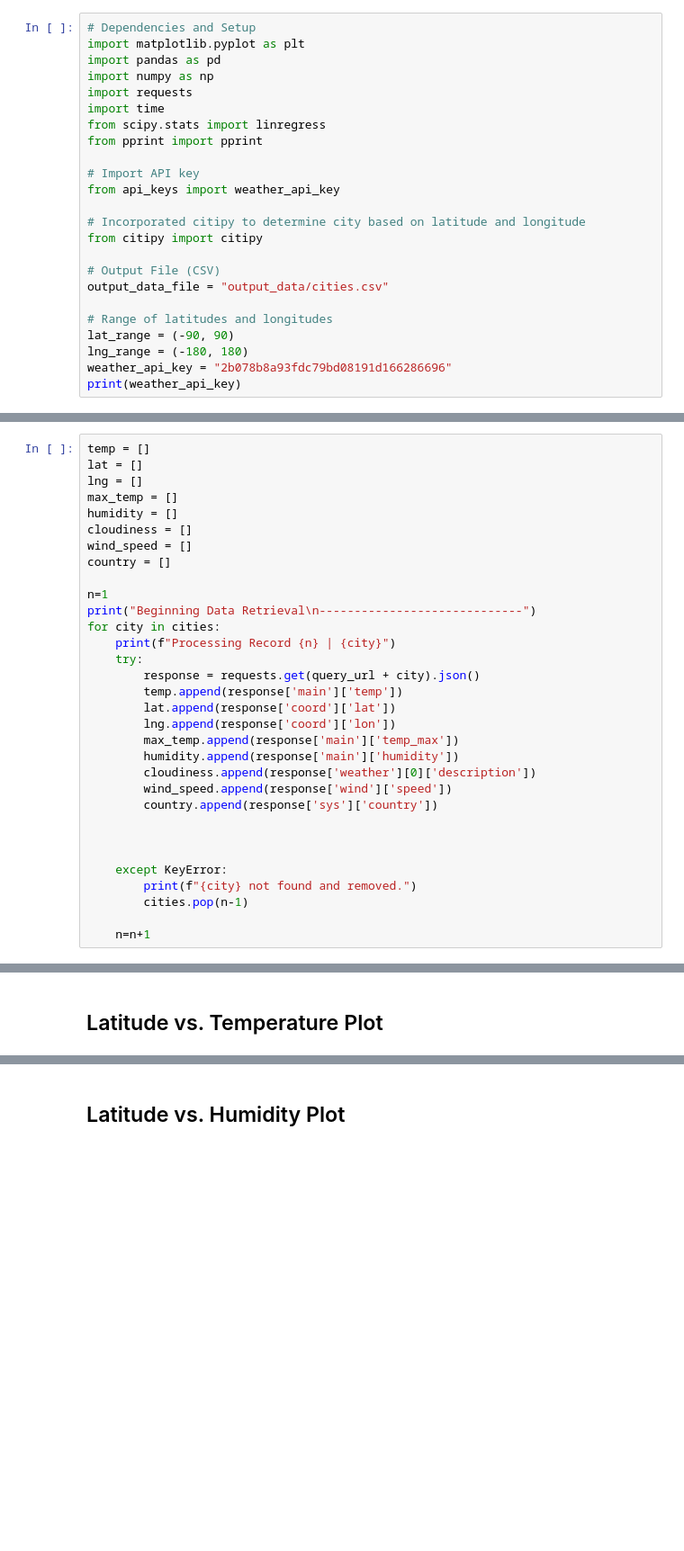
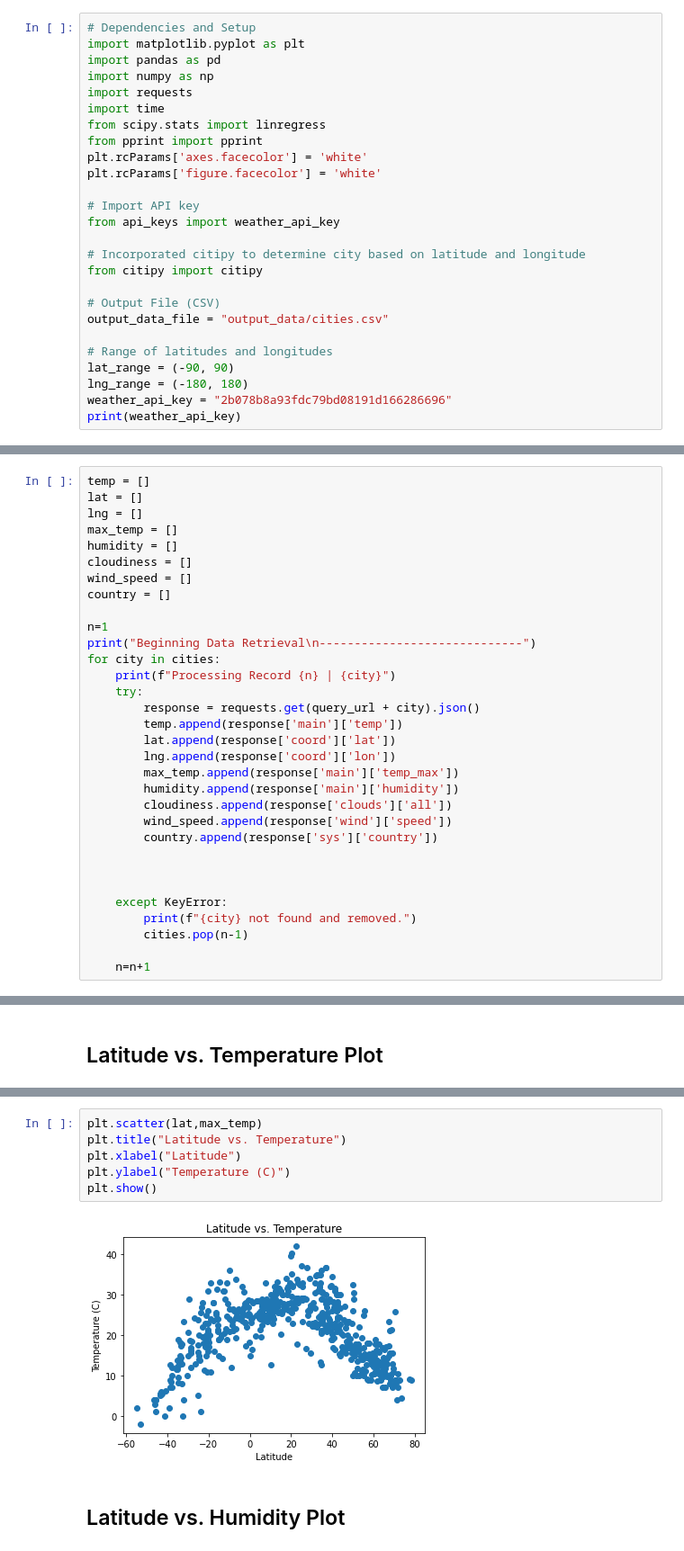
Before and after one commit to tonygardella5/python-api-challenge, a Jupyter notebook: WeatherPy/WeatherPy.ipynb, the cells around one changed output, grey strips where cells are left out. Shown: that part at 90% size. Saved outputs shown, nothing was run; the diff lists cells and outputs as text; blank space fills up the shorter version.

```diff
--- a/WeatherPy/WeatherPy.ipynb
+++ b/WeatherPy/WeatherPy.ipynb
@@ -13,6 +13,8 @@ import requests
 import time
 from scipy.stats import linregress
 from pprint import pprint
+plt.rcParams['axes.facecolor'] = 'white'
+plt.rcParams['figure.facecolor'] = 'white'
 
 # Import API key
 from api_keys import weather_api_key
@@ -103,7 +105,7 @@ for city in cities:
         lng.append(response['coord']['lon'])
         max_temp.append(response['main']['temp_max'])
         humidity.append(response['main']['humidity'])
-        cloudiness.append(response['weather'][0]['description'])
+        cloudiness.append(response['clouds']['all'])
         wind_speed.append(response['wind']['speed'])
         country.append(response['sys']['country'])
 
@@ -202,2 +155,10 @@ Int64Index([], dtype='int64')
+# %%
+plt.scatter(lat,max_temp)
+plt.title("Latitude vs. Temperature")
+plt.xlabel("Latitude")
+plt.ylabel("Temperature (C)")
+plt.show()
+# %% [output]
+[figure, added]
 # %% [markdown]
 ## Latitude vs. Humidity Plot
```
Also changed, not shown: parts of 16 cells of this notebook, 2 other files.
